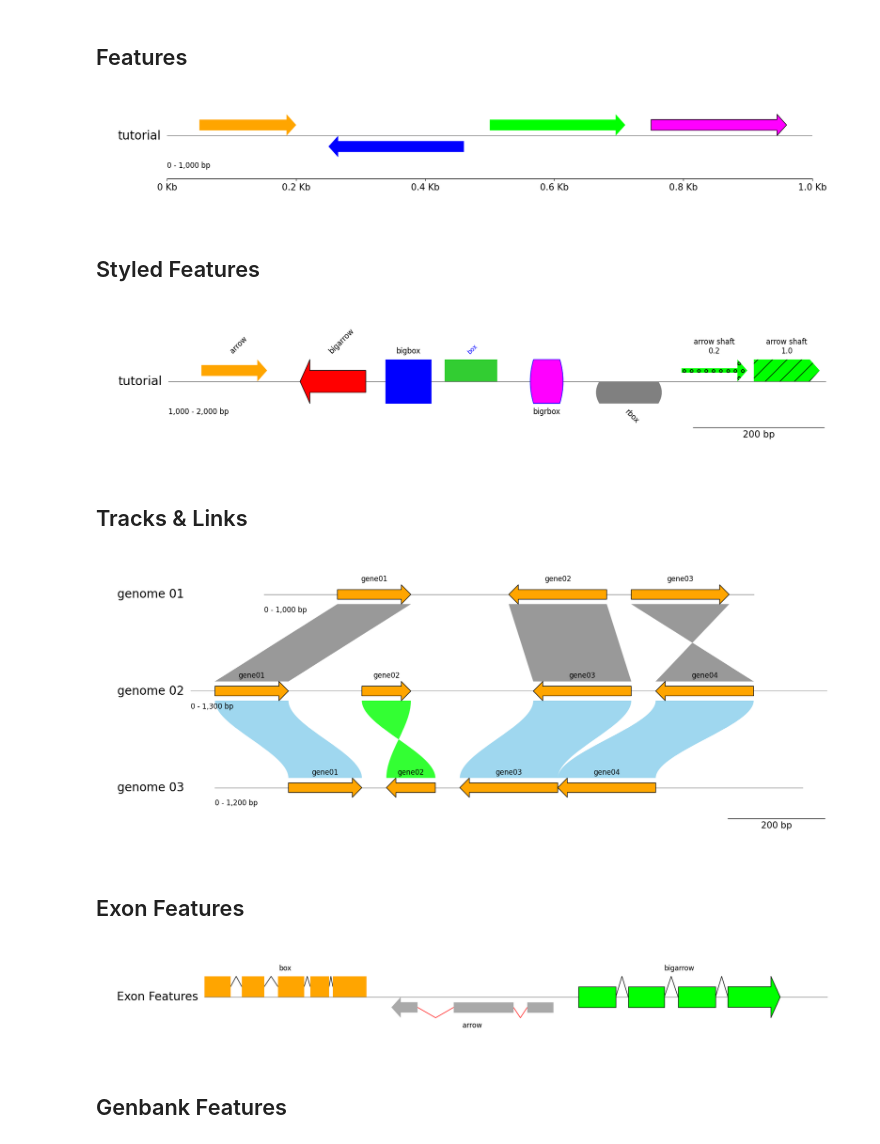
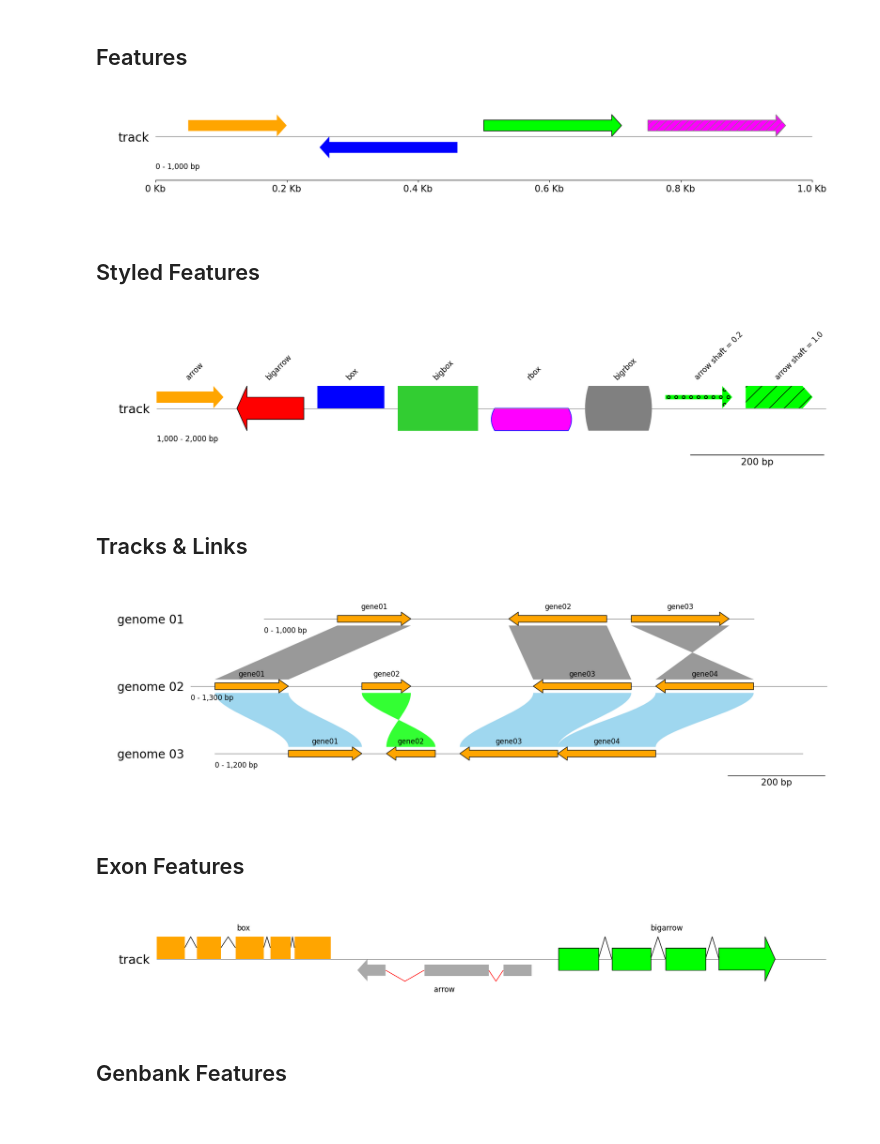
Before and after one commit to moshi4/pyGenomeViz, a Jupyter notebook: notebooks/example.ipynb, the cells around one changed output. Drawn from its saved outputs; the diff is of its cells as text; code cells hidden in the pictures.

Commit message:
docs: update example notebook and images

```diff
--- a/notebooks/example.ipynb
+++ b/notebooks/example.ipynb
@@ -14,56 +14,61 @@ from pygenomeviz import GenomeViz
 gv = GenomeViz()
 gv.set_scale_xticks(ymargin=0.5)
 
-track = gv.add_feature_track("tutorial", 1000)
+track = gv.add_feature_track("track", 1000)
 track.add_sublabel()
 
+# Add features to track
+# track.add_xxx() is alias for track.segments[0].add_xxx()
 track.add_feature(50, 200, 1)
 track.add_feature(250, 460, -1, fc="blue")
-track.add_feature(500, 710, 1, fc="lime")
-track.add_feature(750, 960, 1, fc="magenta", lw=1.0)
+track.add_feature(500, 710, 1, fc="lime", lw=1.0)
+track.add_feature(750, 960, 1, fc="magenta", lw=1.0, ec="grey", hatch="//")
 
 gv.savefig("features.png")
 # %% [output]
-[figure, old version]
+[figure, new version]
 # %% [markdown]
 ## Styled Features
 # %%
 from pygenomeviz import GenomeViz
 
 gv = GenomeViz()
 gv.set_scale_bar(ymargin=0.5)
 
-track = gv.add_feature_track("tutorial", (1000, 2000))
+track = gv.add_feature_track("track", (1000, 2000))
 track.add_sublabel()
 
-track.add_feature(1050, 1150, 1, label="arrow")
-track.add_feature(1200, 1300, -1, plotstyle="bigarrow", label="bigarrow", fc="red", lw=1)
-track.add_feature(1330, 1400, 1, plotstyle="bigbox", label="bigbox", fc="blue", text_kws=dict(rotation=0, hpos="center"))
-track.add_feature(1420, 1500, 1, plotstyle="box", label="box", fc="limegreen", text_kws=dict(size=10, color="blue"))
-track.add_feature(1550, 1600, 1, plotstyle="bigrbox", label="bigrbox", fc="magenta", ec="blue", lw=1, text_kws=dict(rotation=0, vpos="bottom", hpos="center"))
-track.add_feature(1650, 1750, -1, plotstyle="rbox", label="rbox", fc="grey", text_kws=dict(rotation=-45, vpos="bottom"))
-track.add_feature(1780, 1880, 1, fc="lime", hatch="o", arrow_shaft_ratio=0.2, label="arrow shaft\n0.2", text_kws=dict(rotation=0, hpos="center"))
-track.add_feature(1890, 1990, 1, fc="lime", hatch="/", arrow_shaft_ratio=1.0, label="arrow shaft\n1.0", text_kws=dict(rotation=0, hpos="center"))
+# Add styled features
+# track.add_xxx() is alias for track.segments[0].add_xxx()
+track.add_feature(1000, 1100, 1, label="arrow")
+track.add_feature(1120, 1220, -1, plotstyle="bigarrow", label="bigarrow", fc="red", lw=1)
+track.add_feature(1240, 1340, 1, plotstyle="box", label="box", fc="blue")
+track.add_feature(1360, 1480, 1, plotstyle="bigbox", label="bigbox", fc="limegreen")
+track.add_feature(1500, 1620, -1, plotstyle="rbox", label="rbox", fc="magenta", ec="blue", lw=1)
+track.add_feature(1640, 1740, -1, plotstyle="bigrbox", label="bigrbox", fc="grey")
+track.add_feature(1760, 1860, 1, fc="lime", hatch="o", arrow_shaft_ratio=0.2, label="arrow shaft = 0.2")
+track.add_feature(1880, 1980, 1, fc="lime", hatch="/", arrow_shaft_ratio=1.0, label="arrow shaft = 1.0")
 
 gv.savefig("styled_features.png")
 # %% [output]
-[figure, old version]
+[figure, new version]
 # %% [markdown]
 ## Tracks & Links
 # %%
 from pygenomeviz import GenomeViz
 
 genome_list = [
-    dict(name="genome 01", size=1000, features=((150, 300, 1), (500, 700, -1), (750, 950, 1))),
-    dict(name="genome 02", size=1300, features=((50, 200, 1), (350, 450, 1), (700, 900, -1), (950, 1150, -1))),
-    dict(name="genome 03", size=1200, features=((150, 300, 1), (350, 450, -1), (500, 700, -1), (700, 900, -1))),
+    ("genome 01", 1000, [(150, 300, 1), (500, 700, -1), (750, 950, 1)]),
+    ("genome 02", 1300, [(50, 200, 1), (350, 450, 1), (700, 900, -1), (950, 1150, -1)]),
+    ("genome 03", 1200, [(150, 300, 1), (350, 450, -1), (500, 700, -1), (700, 900, -1)]),
 ]
 
-gv = GenomeViz(track_align_type="center")
+gv = GenomeViz(fig_track_height=0.7, track_align_type="center")
 gv.set_scale_bar()
 
+# Set tracks & features
 for genome in genome_list:
-    name, size, features = genome["name"], genome["size"], genome["features"]
+    name, size, features = genome[0], genome[1], genome[2]
     track = gv.add_feature_track(name, size)
     track.add_sublabel()
     for idx, feature in enumerate(features, 1):
@@ -82,7 +87,7 @@ gv.add_link(("genome 03", 900, 700), ("genome 02", 1150, 950), color="skyblue",
 
 gv.savefig("tracks_and_links.png")
 # %% [output]
-[figure, old version]
+[figure, new version]
 # %% [markdown]
 ## Exon Features
 # %%
@@ -93,14 +98,16 @@ exon_regions2 = [(1500, 1710), (2000, 2480), (2590, 2800)]
 exon_regions3 = [(3000, 3300), (3400, 3690), (3800, 4100), (4200, 4620)]
 
 gv = GenomeViz()
-track = gv.add_feature_track("Exon Features", 5000)
+track = gv.add_feature_track("track", 5000)
+
+# Add exon features
 track.add_exon_feature(exon_regions1, strand=1, plotstyle="box", label="box", text_kws=dict(rotation=0, hpos="center"))
 track.add_exon_feature(exon_regions2, strand=-1, plotstyle="arrow", label="arrow", text_kws=dict(rotation=0, vpos="bottom", hpos="center"), patch_kws=dict(fc="darkgrey"), intron_patch_kws=dict(ec="red"))
 track.add_exon_feature(exon_regions3, strand=1, plotstyle="bigarrow", label="bigarrow", text_kws=dict(rotation=0, hpos="center"), patch_kws=dict(fc="lime", lw=1))
 
 gv.savefig("exon_features.png")
 # %% [output]
-[figure, old version]
+[figure, new version]
 # %% [markdown]
 ## Genbank Features
 # %%
```
Also changed, not shown: parts of 3 cells of this notebook, 8 other files.
